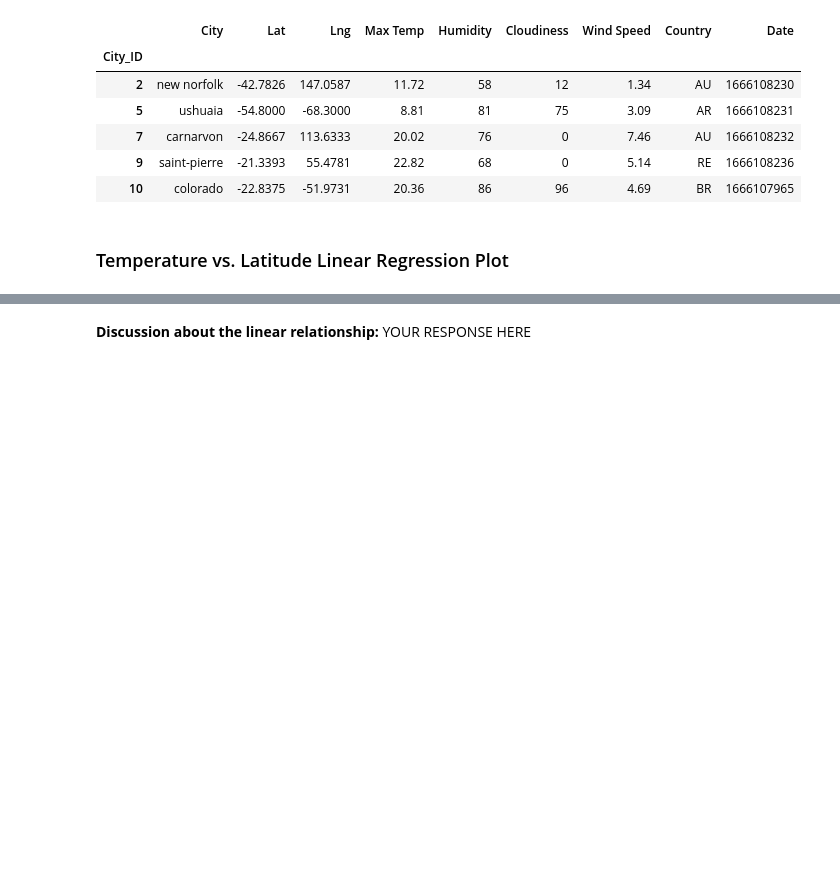
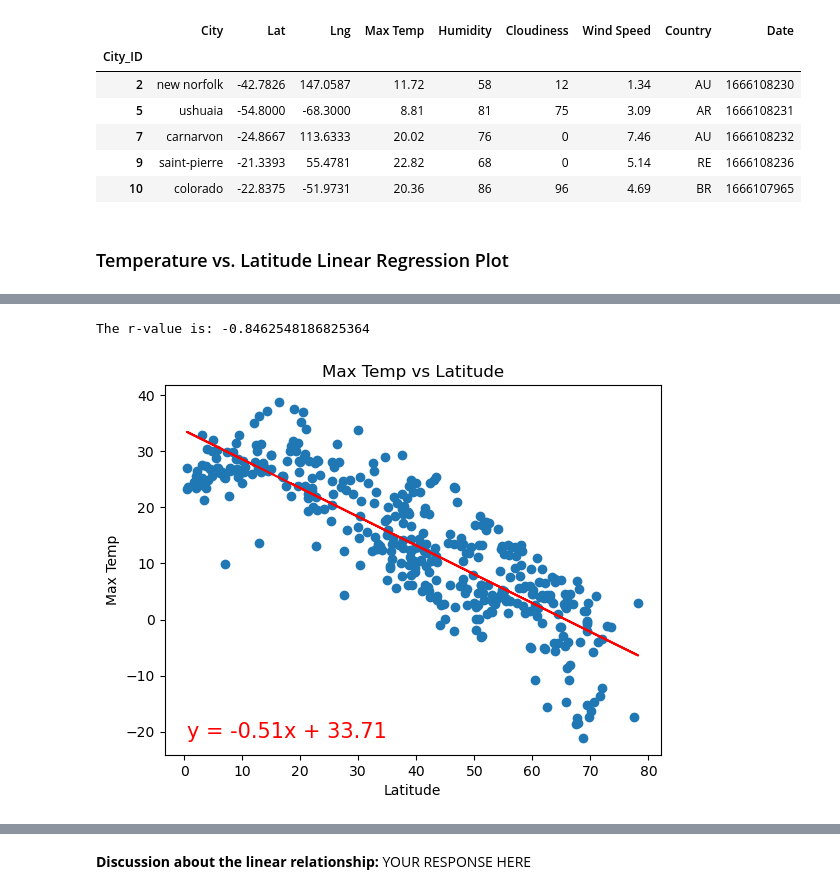
Before and after one commit to dtjskim/python-api-challenge, a Jupyter notebook: WeatherPy/WeatherPy.ipynb, the cells around one changed output, grey strips where cells are left out. Cells and saved outputs as stored; diff of their text form; code cells hidden in the pictures; blank space fills up the shorter version.

```diff
--- a/WeatherPy/WeatherPy.ipynb
+++ b/WeatherPy/WeatherPy.ipynb
@@ -244,6 +255,28 @@ plt.show()
+# %%
+# Define a function to create Linear Regression plots
+def plot_linear_regression(x_values, y_values, title, xlabel, ylabel):
+    # Perform linear regression
+    (slope, intercept, rvalue, pvalue, stderr) = linregress(x_values, y_values)
+
+    # Create regression line
+    regress_values = x_values * slope + intercept
+    line_eq = f"y = {round(slope,2)}x + {round(intercept,2)}"
+
+    # Plot scatter plot and regression line
+    plt.scatter(x_values, y_values)
+    plt.plot(x_values, regress_values, "r-")
+    plt.annotate(line_eq, (min(x_values), min(y_values)), fontsize=15, color="red")
+
+    # Label plot
+    plt.title(title)
+    plt.xlabel(xlabel)
+    plt.ylabel(ylabel)
+
+    # Print r value
+    print(f"The r-value is: {rvalue}")
 # %%
 # Create a DataFrame with the Northern Hemisphere data (Latitude >= 0)
-# YOUR CODE HERE
+northern_hemi_df = city_data_df[city_data_df["Lat"] >= 0]
 
 # Display sample data
 northern_hemi_df.head()
@@ -285,0 +307,8 @@ The r-value is: 0.4121057168607245
+# %%
+# Linear regression on Northern Hemisphere
+x_values = northern_hemi_df["Lat"]
+y_values = northern_hemi_df["Max Temp"]
+plot_linear_regression(x_values, y_values, "Max Temp vs Latitude", "Latitude", "Max Temp")
+# %% [output]
+The r-value is: -0.8462548186825364
+[figure, added]
```
Also changed, not shown: parts of 26 cells of this notebook, 7 other files.
